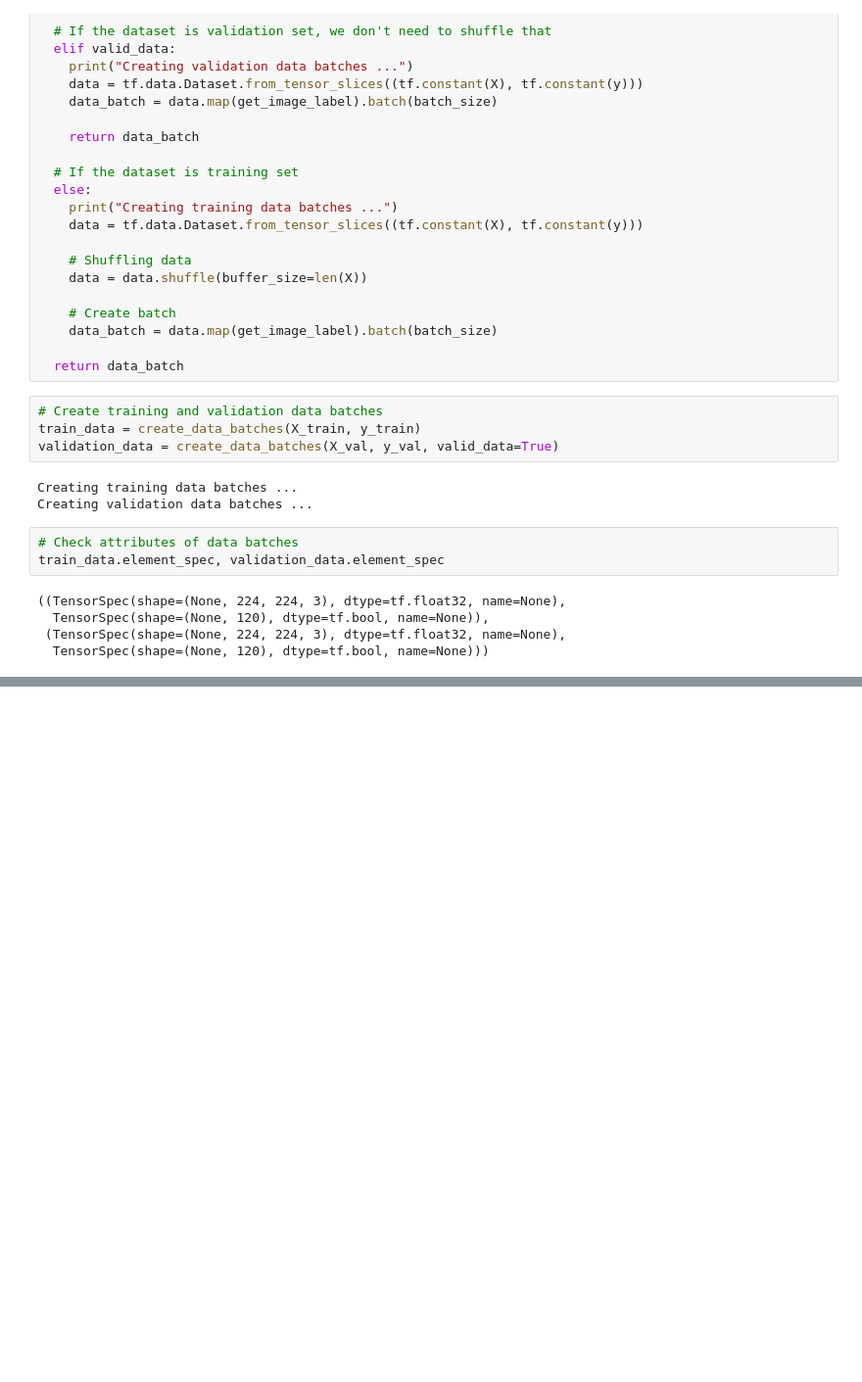
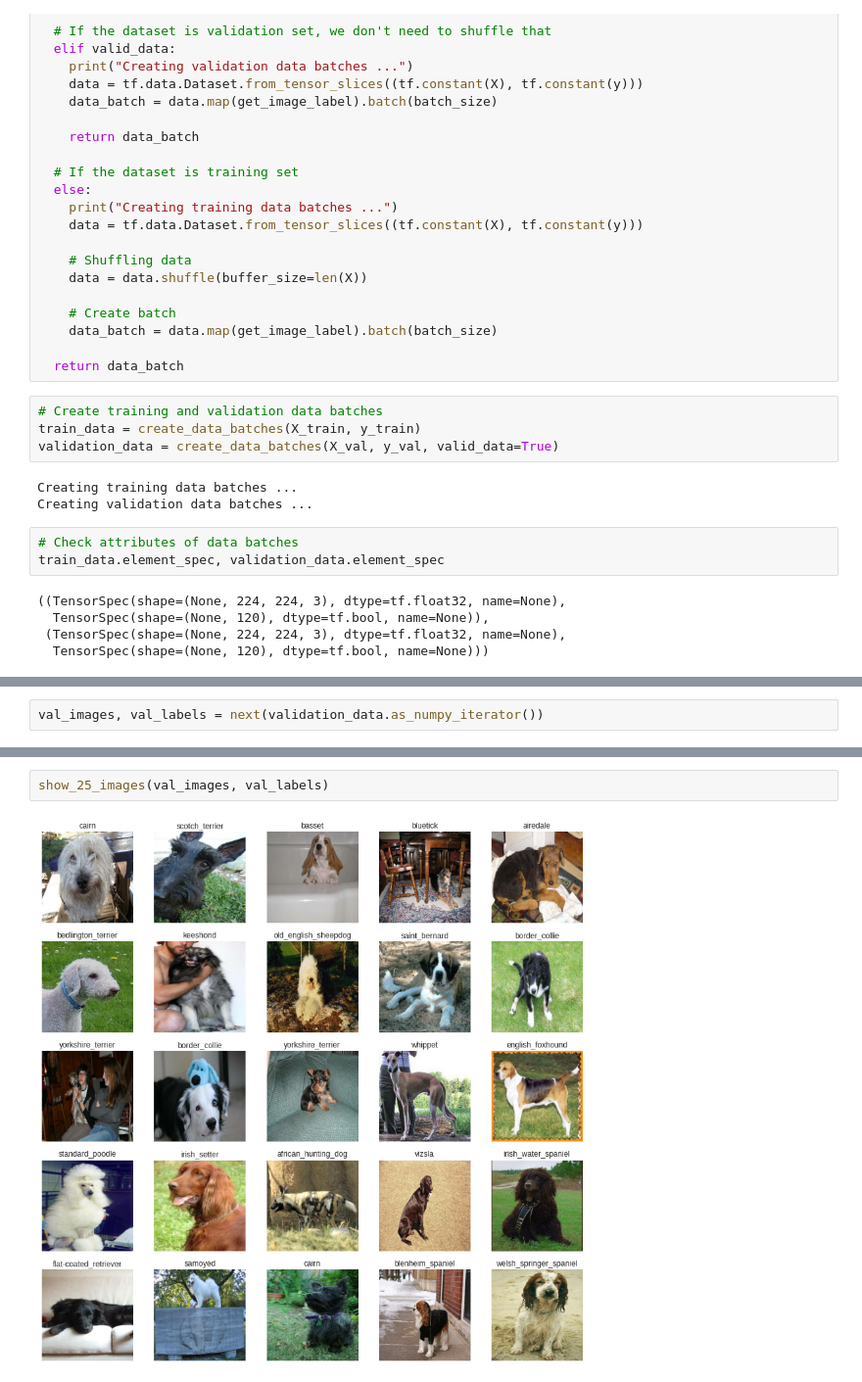
Before and after one commit to Naimul-Islam-Siam/Dog-Vision, a Jupyter notebook: dog_vision.ipynb, the cells around one changed output, grey strips where cells are left out. Shown at 98% size. Saved outputs shown, nothing was run; the diff lists cells and outputs as text; blank space fills up the shorter version.

```diff
--- a/dog_vision.ipynb
+++ b/dog_vision.ipynb
@@ -313,0 +343,2 @@ train_data.element_spec, validation_data.element_spec
+# %%
+val_images, val_labels = next(validation_data.as_numpy_iterator())
@@ -313,0 +349,4 @@ train_data.element_spec, validation_data.element_spec
+# %%
+show_25_images(val_images, val_labels)
+# %% [output]
+[figure, added]
```
Also changed, not shown: parts of 8 cells of this notebook.
